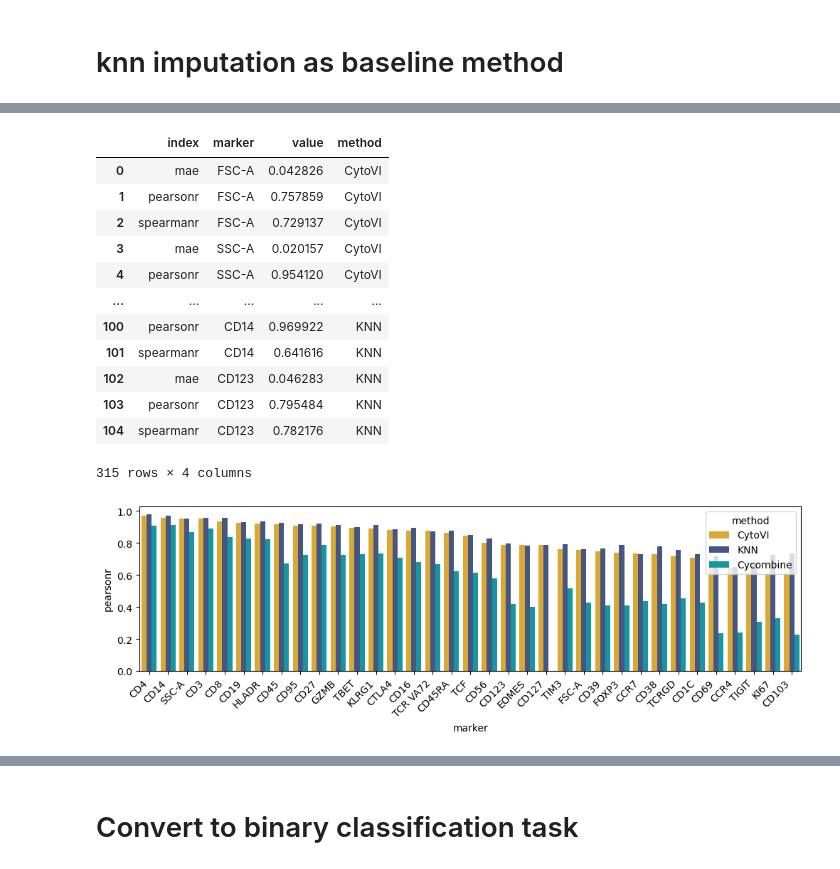
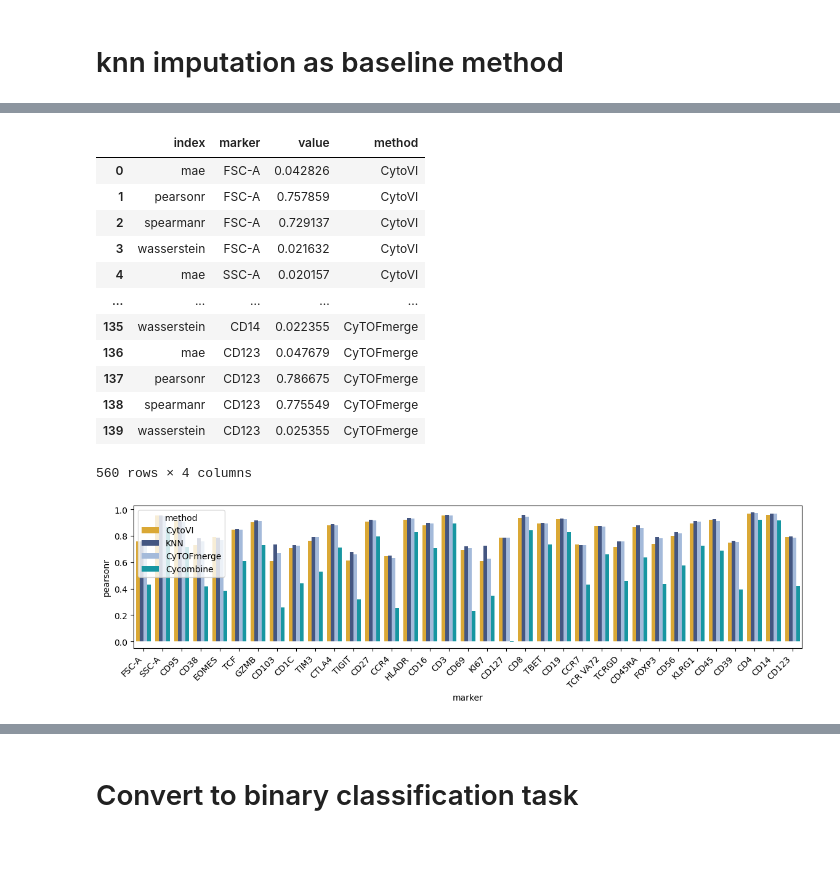
Before and after one commit to YosefLab/cytovi-reproducibility, a Jupyter notebook: Figure3_Imputation_Bcell_atlas/notebooks/3_1_Imputation_benchmarking.ipynb, the cells around one changed output, grey strips where cells are left out. Drawn from its saved outputs; the diff is of its cells as text; code cells hidden in the pictures.

```diff
--- a/Figure3_Imputation_Bcell_atlas/notebooks/3_1_Imputation_benchmarking.ipynb
+++ b/Figure3_Imputation_Bcell_atlas/notebooks/3_1_Imputation_benchmarking.ipynb
@@ -90,6 +93,6 @@ obs.to_csv('/home/labs/amit/floriani/Lab/PROJECTS/FlowVI/data/2024-01-16_model_e
 # %%
 # load cycombine imputations
-predicted_cycombine_scaled = pd.read_csv('/home/labs/amit/floriani/Lab/PROJECTS/FlowVI/data/2024-01-16_model_eval_multi_batch/2024-08-21_aurora_imputation_cycombine_imputed.csv', index_col=0)
+predicted_cycombine_scaled = pd.read_csv('/home/projects/amit/floriani/Lab/PROJECTS/FlowVI/data/2024-01-16_model_eval_multi_batch/2025-08-26_aurora_imputation_cycombine_imputed.csv', index_col=0)
 predicted_cycombine_scaled.columns = var_names
 # %%
 # inspect in scatter plot
@@ -114,3 +115,7 @@ fig.tight_layout()
+# %%
+# load CyTOFmerge imputations
+predicted_cytofmerge = pd.read_csv('/home/projects/amit/floriani/Lab/PROJECTS/FlowVI/data/2024-01-16_model_eval_multi_batch/2025-08-26_aurora_imputation_CyTOFmerge_imputed.csv', index_col=0)
+predicted_cytofmerge.columns = var_names
 # %% [markdown]
 # evaluate relationship between model uncertainty and prediction error
 # %%
@@ -181,7 +186,7 @@ knn_imputation_df = pd.DataFrame.from_dict(knn_imputation_dict)
 # knn_imputation_df.to_csv('/home/labs/amit/floriani/Lab/PROJECTS/FlowVI/data/2024-01-16_model_eval_multi_batch/2024-08-02_aurora_imputation_KNN_imputed.csv')
 # %%
 # load again
-knn_imputation_df = pd.read_csv('/home/labs/amit/floriani/Lab/PROJECTS/FlowVI/data/2024-01-16_model_eval_multi_batch/2024-08-02_aurora_imputation_KNN_imputed.csv', index_col = 0)
+knn_imputation_df = pd.read_csv('/home/projects/amit/floriani/Lab/PROJECTS/FlowVI/data/2024-01-16_model_eval_multi_batch/2024-08-02_aurora_imputation_KNN_imputed.csv', index_col = 0)
 # %%
 # generate dfs
 predicted = pd.DataFrame(mean_sample.T, columns=adata.var_names)
@@ -250,26 +295,31 @@ summary_dict['KNN'] = pd.DataFrame(summary_dict['KNN'])
 summary_dict['KNN'] = summary_dict['KNN'].reset_index().melt(id_vars='index', var_name = 'marker')
 summary_dict['KNN']['method'] = 'KNN'
 
+summary_dict['CyTOFmerge'] = pd.DataFrame(summary_dict['CyTOFmerge'])
+summary_dict['CyTOFmerge'] = summary_dict['CyTOFmerge'].reset_index().melt(id_vars='index', var_name = 'marker')
+summary_dict['CyTOFmerge']['method'] = 'CyTOFmerge'
+
 summary_dict['Cycombine'] = pd.DataFrame(summary_dict['Cycombine'])
 summary_dict['Cycombine'] = summary_dict['Cycombine'].reset_index().melt(id_vars='index', var_name = 'marker')
 summary_dict['Cycombine']['method'] = 'Cycombine'
 
-summary_df = pd.concat([summary_dict['CytoVI'], summary_dict['Cycombine'], summary_dict['KNN']])
+
+summary_df = pd.concat([summary_dict['CytoVI'], summary_dict['Cycombine'], summary_dict['KNN'], summary_dict['CyTOFmerge']])
 summary_df
 # %% [output]
 |  | index | marker | value | method |
 | 0 | mae | FSC-A | 0.042826 | CytoVI |
 | 1 | pearsonr | FSC-A | 0.757859 | CytoVI |
 | 2 | spearmanr | FSC-A | 0.729137 | CytoVI |
-| 3 | mae | SSC-A | 0.020157 | CytoVI |
-| 4 | pearsonr | SSC-A | 0.954120 | CytoVI |
+| 3 | wasserstein | FSC-A | 0.021632 | CytoVI |
+| 4 | mae | SSC-A | 0.020157 | CytoVI |
 | ... | ... | ... | ... | ... |
-| 100 | pearsonr | CD14 | 0.969922 | KNN |
-| 101 | spearmanr | CD14 | 0.641616 | KNN |
-| 102 | mae | CD123 | 0.046283 | KNN |
-| 103 | pearsonr | CD123 | 0.795484 | KNN |
-| 104 | spearmanr | CD123 | 0.782176 | KNN |
+| 135 | wasserstein | CD14 | 0.022355 | CyTOFmerge |
+| 136 | mae | CD123 | 0.047679 | CyTOFmerge |
+| 137 | pearsonr | CD123 | 0.786675 | CyTOFmerge |
+| 138 | spearmanr | CD123 | 0.775549 | CyTOFmerge |
+| 139 | wasserstein | CD123 | 0.025355 | CyTOFmerge |
-315 rows × 4 columns
+560 rows × 4 columns
 # %%
 # compute prediction errors
 pred_error_cytovi = (observed_df - predicted).melt(var_name='marker')
@@ -294,15 +347,15 @@ summary_df_pivot.update(summary_df_pivot.astype(float))
 summary_df_pivot.update(summary_df_pivot.applymap('{:,.2f}'.format))
 # %%
 # plot pearson corr for all markers
-method_cols = {'CytoVI': '#F6B319','Cycombine': '#00A9B8', 'KNN': '#3A528B'}
+method_cols = {'CytoVI': '#F6B319','Cycombine': '#00A9B8', 'KNN': '#3A528B', 'CyTOFmerge': '#9BB8E3'}
+hue_order = ['CytoVI', 'KNN', 'CyTOFmerge', 'Cycombine']
 
 summary_df_pearson = summary_df[summary_df['index']=='pearsonr'].drop('index', axis = 1)
-order = [*summary_df_pearson[summary_df_pearson['method']=='CytoVI'].sort_values('value', ascending = False)['marker']]
 
-fig, ax = plt.subplots(figsize=(12, 3))
-sns.barplot(data = summary_df_pearson, x = 'marker', y = 'value', hue = 'method', order = order, hue_order = ['CytoVI', 'KNN', 'Cycombine'], ax = ax, palette = method_cols)
+fig, ax = plt.subplots(figsize=(14, 3))
+sns.barplot(data = summary_df_pearson, x = 'marker', y = 'value', hue = 'method', order = var_names, hue_order = hue_order, ax = ax, palette = method_cols)
 ax.set_xticklabels(ax.get_xticklabels(), rotation=45, horizontalalignment='right')
 ax.set_ylabel('pearsonr')
 fig.savefig(f'{figure_dir}barplot_pearsonr_imputation_benchmark.pdf')
 # %% [output]
-[figure, old version]
+[figure, new version]
```
Also changed, not shown: parts of 20 cells of this notebook, 4 other files.
